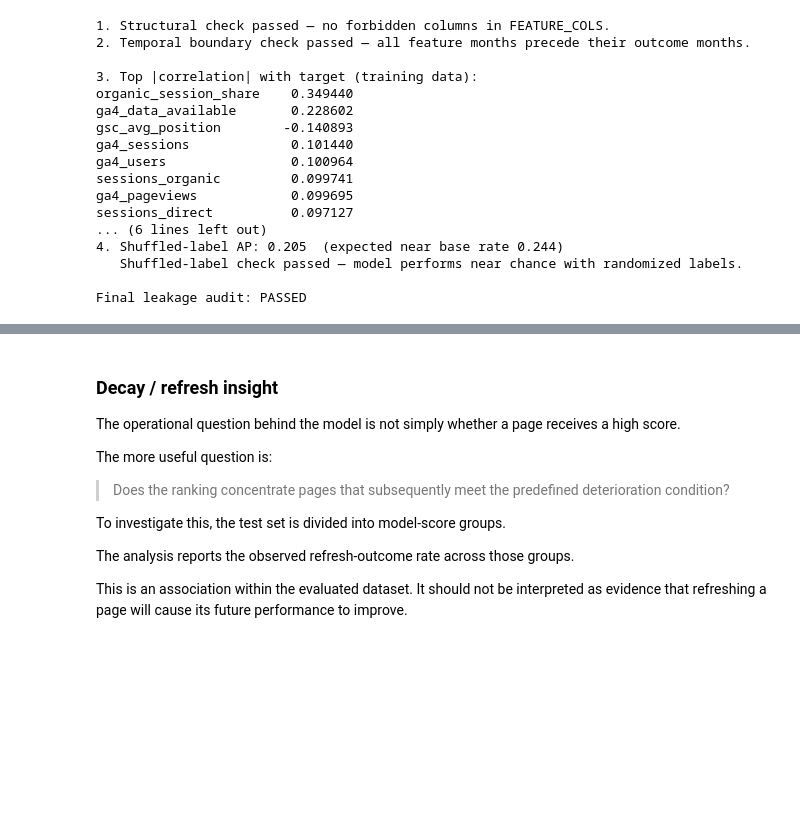
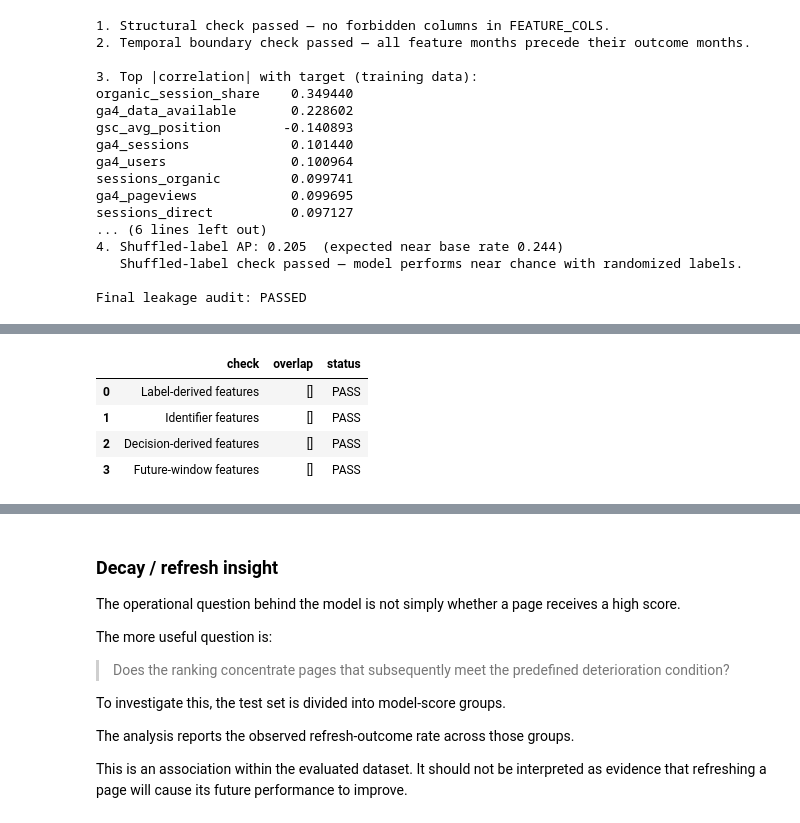
Before and after one commit to Wajiha-Waqar/FlyRankInternship, a Jupyter notebook: work/notebooks/capstone.ipynb, the cells around one changed output, grey strips where cells are left out. Cells and saved outputs as stored; diff of their text form; code cells hidden in the pictures; blank space fills up the shorter version.

```diff
--- a/work/notebooks/capstone.ipynb
+++ b/work/notebooks/capstone.ipynb
@@ -1130,0 +1198,82 @@ Final leakage audit: PASSED
+# %%
+# ============================================================
+# FINAL LEAKAGE AUDIT
+# ============================================================
+
+label_components = {
+    "gsc_impressions",
+    "gsc_clicks",
+    "ctr",
+    "ctr_next",
+    "refresh_outcome",
+    "ctr_change_pct",
+}
+
+identifier_fields = {
+    "client_hash_id",
+    "content_hash_id",
+}
+
+decision_derived_fields = {
+    "baseline_score",
+    "optimization_flag",
+    "health_score",
+    "existing_system_prediction",
+}
+
+future_fields = {
+    "gsc_impressions_next",
+    "gsc_clicks_next",
+    "ctr_next",
+}
+
+all_forbidden = (
+    label_components
+    | identifier_fields
+    | decision_derived_fields
+    | future_fields
+)
+
+label_overlap = sorted(set(FEATURE_COLS) & label_components)
+identifier_overlap = sorted(set(FEATURE_COLS) & identifier_fields)
+decision_overlap = sorted(set(FEATURE_COLS) & decision_derived_fields)
+future_overlap = sorted(set(FEATURE_COLS) & future_fields)
+
+leakage_audit = pd.DataFrame([
+    {
+        "check": "Label-derived features",
+        "overlap": label_overlap,
+        "status": "PASS" if not label_overlap else "FAIL",
+    },
+    {
+        "check": "Identifier features",
+        "overlap": identifier_overlap,
+        "status": "PASS" if not identifier_overlap else "FAIL",
+    },
+    {
+        "check": "Decision-derived features",
+        "overlap": decision_overlap,
+        "status": "PASS" if not decision_overlap else "FAIL",
+    },
+    {
+        "check": "Future-window features",
+        "overlap": future_overlap,
+        "status": "PASS" if not future_overlap else "FAIL",
+    },
+])
+
+display(leakage_audit)
+
+assert not label_overlap
+assert not identifier_overlap
+assert not decision_overlap
+assert not future_overlap
+
+print("FINAL LEAKAGE AUDIT: PASS")
+print("No forbidden label-derived, identifier, decision-derived, or future-window features are used.")
+# %% [output]
+|  | check | overlap | status |
+| 0 | Label-derived features | [] | PASS |
+| 1 | Identifier features | [] | PASS |
+| 2 | Decision-derived features | [] | PASS |
+| 3 | Future-window features | [] | PASS |
```
Also changed, not shown: parts of 26 cells of this notebook.
